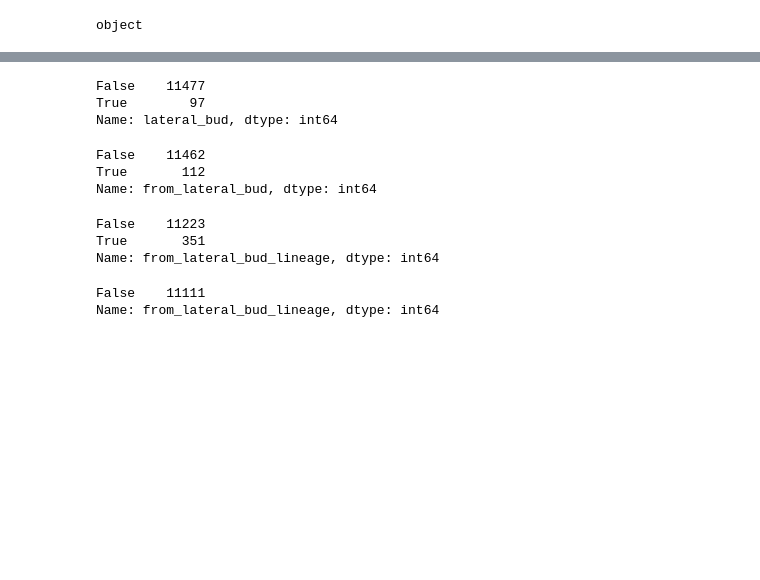
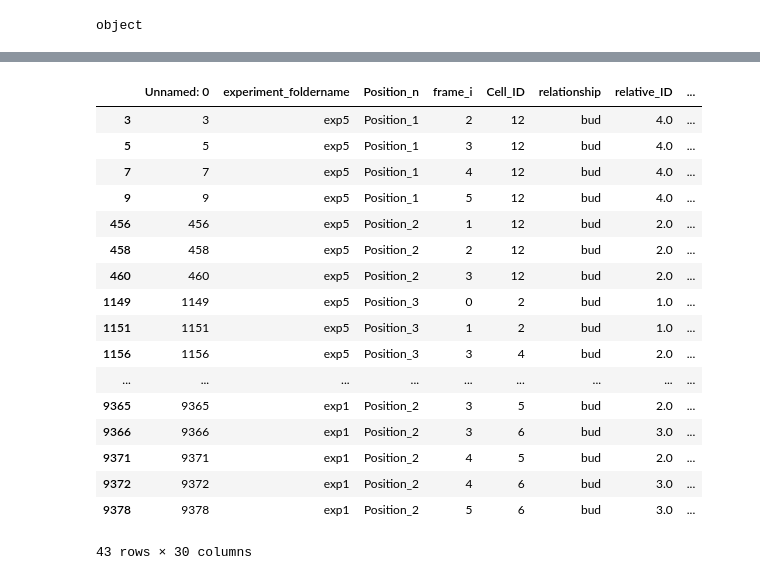
Before and after one commit to SchmollerLab/yeast_mito_segregation_with_growth_rate, a Jupyter notebook: python/data_analysis/lateral_buds.ipynb, the cells around one changed output, grey strips where cells are left out. Drawn from its saved outputs; the diff is of its cells as text; code cells hidden in the pictures; blank space fills up the shorter version.

```diff
--- a/python/data_analysis/lateral_buds.ipynb
+++ b/python/data_analysis/lateral_buds.ipynb
@@ -3,13 +3,12 @@ import numpy as np
 import pandas as pd
 import seaborn as sns
 import matplotlib.pyplot as plt
-
-#!pip install statsmodels
-import statsmodels.api as sm
+# !pip install statsmodels
+# import statsmodels.api as sm
 
 #%load_ext lab_black
 
-pd.set_option("max_columns", 500)
+#pd.set_option("max_columns", 500)
 # %%
 df = pd.read_csv("df_norm_3_time_all_median.csv")
 # %%
@@ -99,3 +89,32 @@ array(['exp4_Position_1_1', 'exp4_Position_1_13', 'exp4_Position_1_32',
+# %%
+# medial young buds
+condition1 = (no_lat_buds_df['time_alive'] >= 0.00) & (no_lat_buds_df['time_alive'] <= 2.00)
+# for sure buds
+condition2 = no_lat_buds_df['relationship'] == 'bud'
+# initial buds
+condition3 = no_lat_buds_df['emerg_frame_i'] <= 4.0
+
+medial_buds = no_lat_buds_df[condition1 & condition2 & condition3]
+medial_buds
+# %% [output]
+|  | Unnamed: 0 | experiment_foldername | Position_n | frame_i | Cell_ID | relationship | relative_ID | ... |
+| 3 | 3 | exp5 | Position_1 | 2 | 12 | bud | 4.0 | ... |
+| 5 | 5 | exp5 | Position_1 | 3 | 12 | bud | 4.0 | ... |
+| 7 | 7 | exp5 | Position_1 | 4 | 12 | bud | 4.0 | ... |
+| 9 | 9 | exp5 | Position_1 | 5 | 12 | bud | 4.0 | ... |
+| 456 | 456 | exp5 | Position_2 | 1 | 12 | bud | 2.0 | ... |
+| 458 | 458 | exp5 | Position_2 | 2 | 12 | bud | 2.0 | ... |
+| 460 | 460 | exp5 | Position_2 | 3 | 12 | bud | 2.0 | ... |
+| 1149 | 1149 | exp5 | Position_3 | 0 | 2 | bud | 1.0 | ... |
+| 1151 | 1151 | exp5 | Position_3 | 1 | 2 | bud | 1.0 | ... |
+| 1156 | 1156 | exp5 | Position_3 | 3 | 4 | bud | 2.0 | ... |
+| ... | ... | ... | ... | ... | ... | ... | ... | ... |
+| 9365 | 9365 | exp1 | Position_2 | 3 | 5 | bud | 2.0 | ... |
+| 9366 | 9366 | exp1 | Position_2 | 3 | 6 | bud | 3.0 | ... |
+| 9371 | 9371 | exp1 | Position_2 | 4 | 5 | bud | 2.0 | ... |
+| 9372 | 9372 | exp1 | Position_2 | 4 | 6 | bud | 3.0 | ... |
+| 9378 | 9378 | exp1 | Position_2 | 5 | 6 | bud | 3.0 | ... |
+43 rows × 30 columns
 # %%
 # Extract 'exp_pos_cell' values from the identified rows
 exp_pos_cell_values = from_lateral_bud_true_rows.exp_pos_cell.unique()
@@ -116,23 +126,0 @@ df_nolat_buds.to_csv("df_nolat_buds.csv")
-# %%
-df_lat["lateral_bud"].value_counts()
-# %% [output]
-False    11477
-True        97
-Name: lateral_bud, dtype: int64
-# %%
-df_lat["from_lateral_bud"].value_counts()
-# %% [output]
-False    11462
-True       112
-Name: from_lateral_bud, dtype: int64
-# %%
-df_lat["from_lateral_bud_lineage"].value_counts()
-# %% [output]
-False    11223
-True       351
-Name: from_lateral_bud_lineage, dtype: int64
-# %%
-df_nolat_buds["from_lateral_bud_lineage"].value_counts()
-# %% [output]
-False    11111
-Name: from_lateral_bud_lineage, dtype: int64
```
Also changed, not shown: parts of 13 cells of this notebook, 15 other files.
